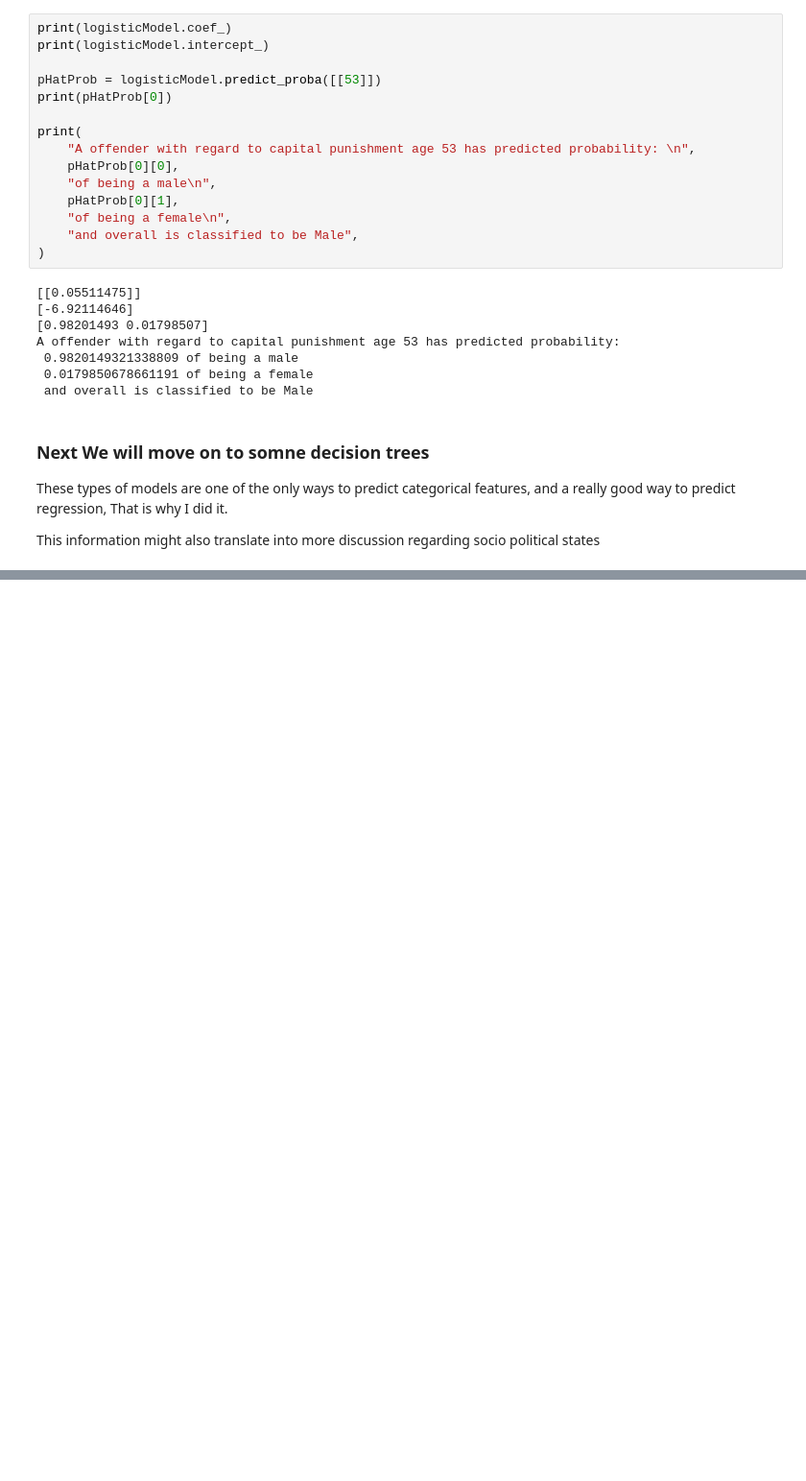
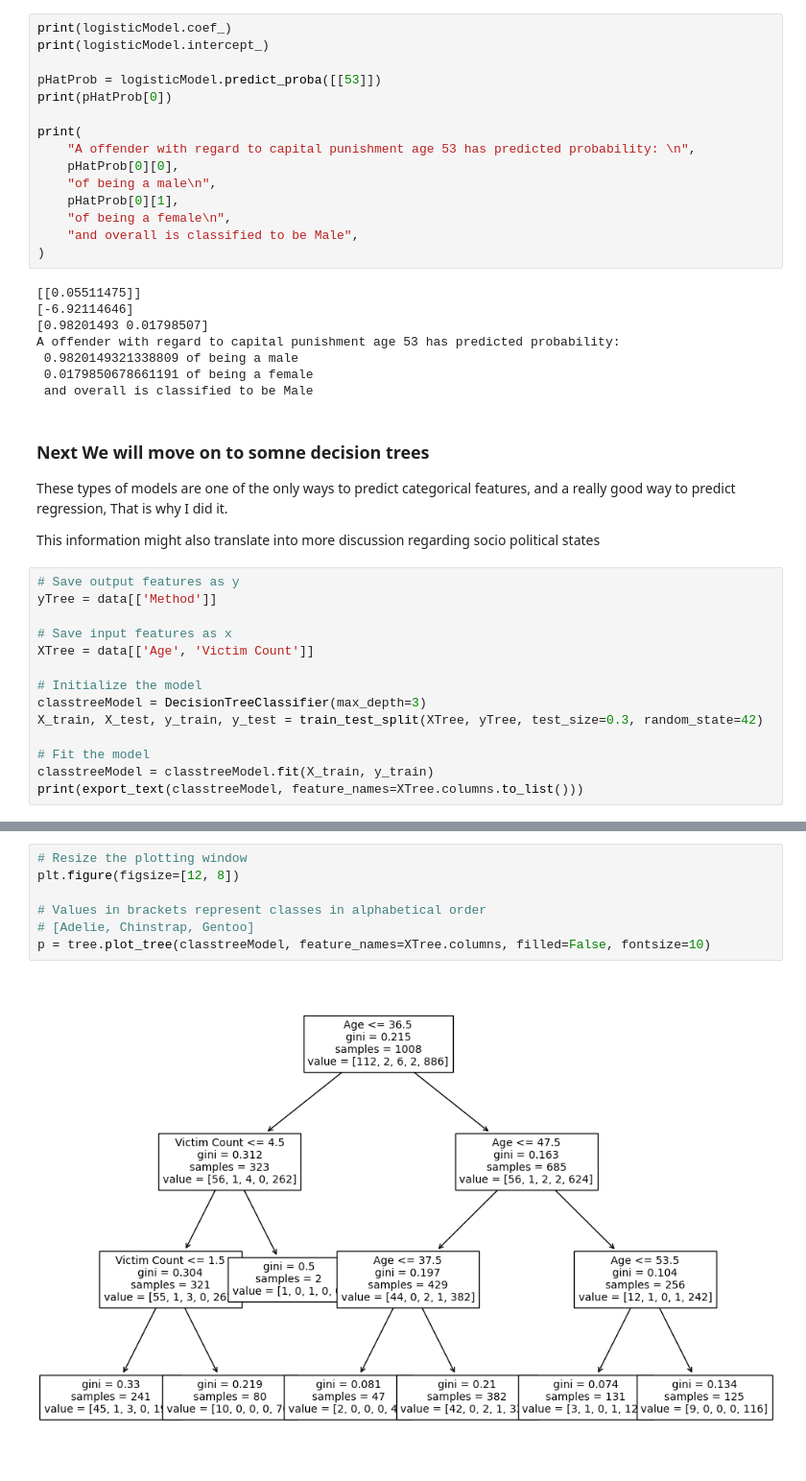
Before and after one commit to Christopher-Mata/CSCI-410, a Jupyter notebook: main.ipynb, the cells around one changed output, grey strips where cells are left out. Shown: that part at 96% size. Drawn from its saved outputs; the diff is of its cells as text; blank space fills up the shorter version.

Commit message:
added a decision tree, I did not have time to finish it today, will finish this week and add a random forest

```diff
--- a/main.ipynb
+++ b/main.ipynb
@@ -261,3 +269,17 @@ A offender with regard to capital punishment age 53 has predicted probability:
 ### Next We will move on to somne decision trees
 <p>These types of models are one of the only ways to predict categorical features, and a really good way to predict regression, That is why I did it.</p>
 <p>This information might also translate into more discussion regarding socio political states</p>
+# %%
+# Save output features as y
+yTree = data[['Method']]
+
+# Save input features as x
+XTree = data[['Age', 'Victim Count']]
+
+# Initialize the model
+classtreeModel = DecisionTreeClassifier(max_depth=3)
+X_train, X_test, y_train, y_test = train_test_split(XTree, yTree, test_size=0.3, random_state=42)
+
+# Fit the model
+classtreeModel = classtreeModel.fit(X_train, y_train)
+print(export_text(classtreeModel, feature_names=XTree.columns.to_list()))
@@ -263,0 +306,9 @@ A offender with regard to capital punishment age 53 has predicted probability:
+# %%
+# Resize the plotting window
+plt.figure(figsize=[12, 8])
+
+# Values in brackets represent classes in alphabetical order
+# [Adelie, Chinstrap, Gentoo]
+p = tree.plot_tree(classtreeModel, feature_names=XTree.columns, filled=False, fontsize=10)
+# %% [output]
+[figure, added]
```
Also changed, not shown: parts of 4 cells of this notebook.
